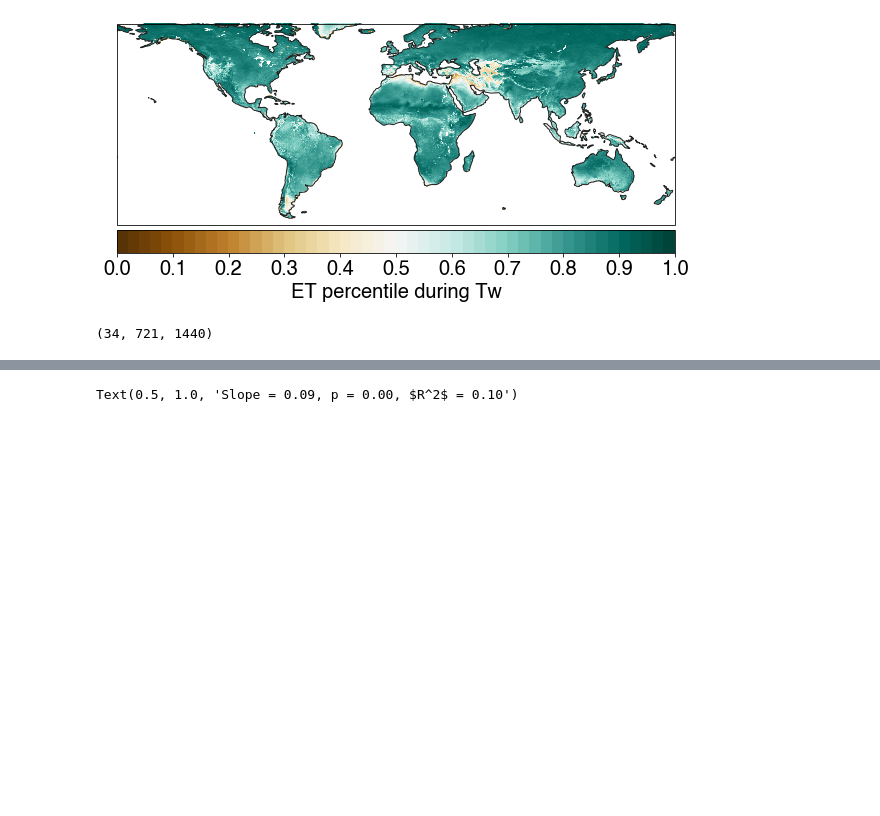
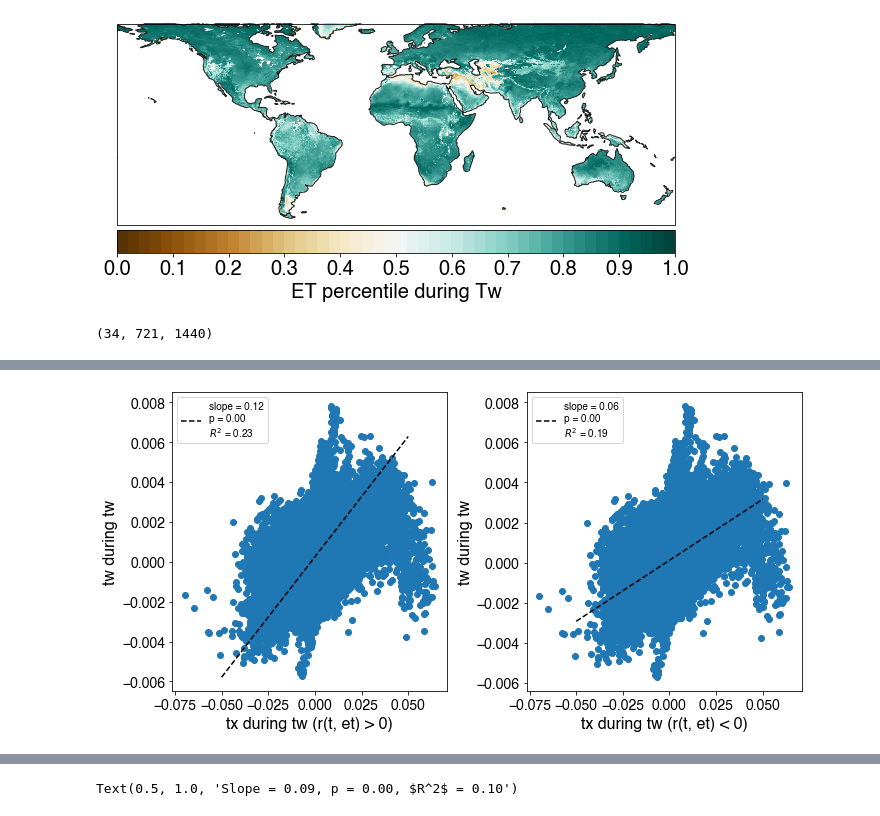
Before and after one commit to ecoffel/2021-heat, a Jupyter notebook: ht_tx_on_tw_analysis.ipynb, the cells around one changed output, grey strips where cells are left out. Drawn from its saved outputs; the diff is of its cells as text; code cells hidden in the pictures; blank space fills up the shorter version.

```diff
--- a/ht_tx_on_tw_analysis.ipynb
+++ b/ht_tx_on_tw_analysis.ipynb
@@ -740,0 +843,32 @@ crop_ha_regrid_sel_1d = crop_ha_regrid_sel.reshape([crop_ha_regrid_sel.size, 1])
+# %%
+x1 = -.05
+x2 = .05
+fig, ax = plt.subplots(1,2, figsize=(10,5))
+
+nn = np.where(((~np.isnan(tx_during_tx_trend_sel_1d)) | (~np.isnan(tw_during_tw_trend_sel_1d))) & (t_et_1d > 0))[0]
+X = sm.add_constant(tx_during_tw_trend_sel_1d[nn])
+mdl = sm.OLS(tw_during_tw_trend_sel_1d[nn], X).fit()
+
+ax[0].scatter(tx_during_tw_trend_sel_1d, tw_during_tw_trend_sel_1d)
+ax[0].plot([x1, x2], [mdl.params[0]+mdl.params[1]*x1, mdl.params[0]+mdl.params[1]*x2], '--k', label='slope = %.2f\np = %.2f\n$R^2$ = %.2f'%(mdl.params[1], mdl.pvalues[1], mdl.rsquared))
+ax[0].legend()
+
+ax[0].set_xlabel('tx during tw (r(t, et) > 0)')
+ax[0].set_ylabel('tw during tw')
+
+
+
+nn = np.where(((~np.isnan(tx_during_tx_trend_sel_1d)) | (~np.isnan(tw_during_tw_trend_sel_1d))) & (t_et_1d < 0))[0]
+X = sm.add_constant(tx_during_tw_trend_sel_1d[nn])
+mdl = sm.OLS(tw_during_tw_trend_sel_1d[nn], X).fit()
+
+ax[1].scatter(tx_during_tw_trend_sel_1d, tw_during_tw_trend_sel_1d)
+ax[1].plot([x1, x2], [mdl.params[0]+mdl.params[1]*x1, mdl.params[0]+mdl.params[1]*x2], '--k', label='slope = %.2f\np = %.2f\n$R^2$ = %.2f'%(mdl.params[1], mdl.pvalues[1], mdl.rsquared))
+ax[1].legend()
+
+ax[1].set_xlabel('tx during tw (r(t, et) < 0)')
+ax[1].set_ylabel('tw during tw')
+
+plt.tight_layout()
+# %% [output]
+[figure, added]
```
Also changed, not shown: parts of 18 cells of this notebook, 2 other files.
